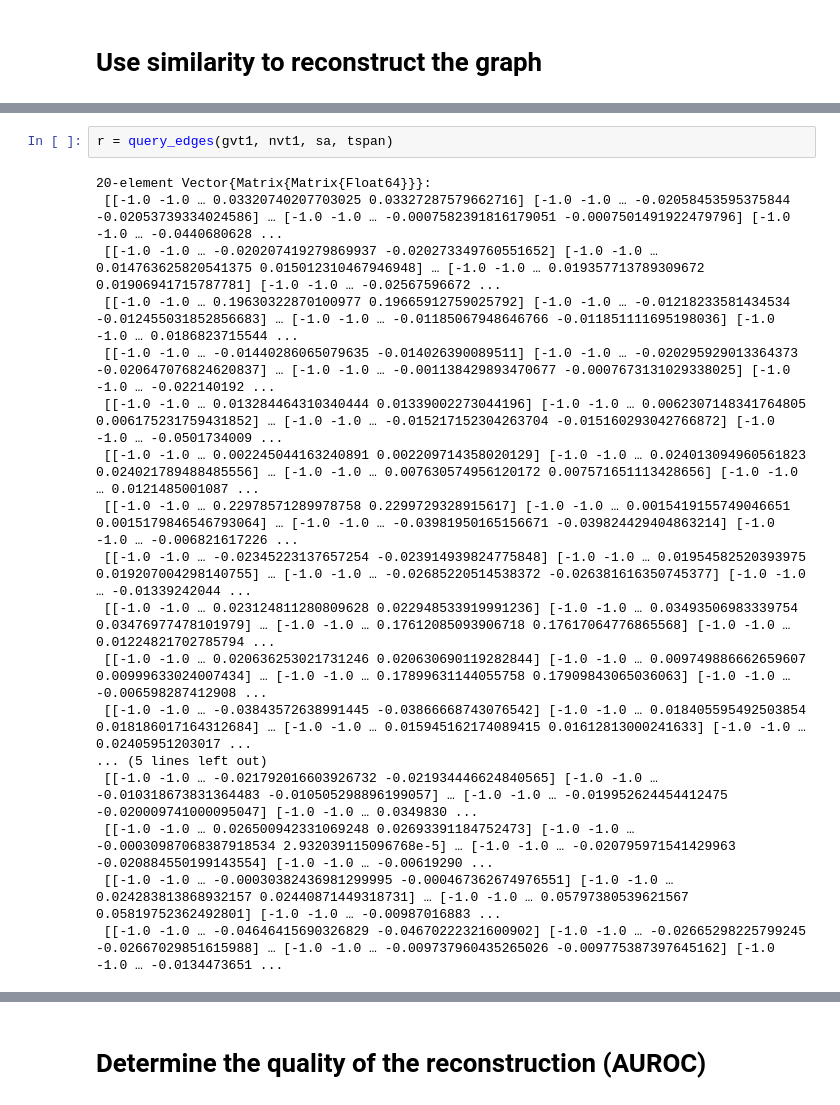
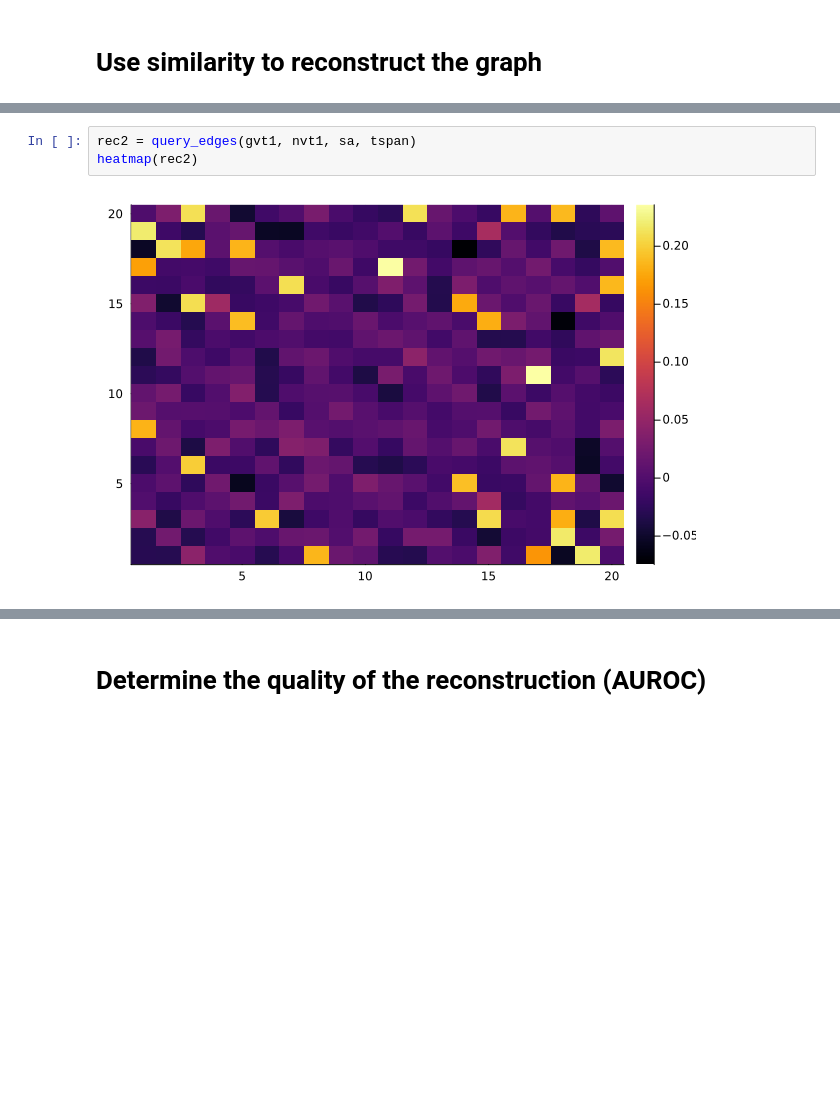
Before and after one commit to wilkieolin/phasor_julia, a Jupyter notebook: graph_demo.ipynb, the cells around one changed output, grey strips where cells are left out. Saved outputs shown, nothing was run; the diff lists cells and outputs as text; blank space fills up the shorter version.

```diff
--- a/graph_demo.ipynb
+++ b/graph_demo.ipynb
@@ -218,20 +203,5 @@ maximum(getfield.(nvt1, :offset))
 # %%
-r = query_edges(gvt1, nvt1, sa, tspan)
+rec2 = query_edges(gvt1, nvt1, sa, tspan)
+heatmap(rec2)
 # %% [output]
-20-element Vector{Matrix{Matrix{Float64}}}:
- [[-1.0 -1.0 … 0.03320740207703025 0.03327287579662716] [-1.0 -1.0 … -0.02058453595375844 -0.02053739334024586] … [-1.0 -1.0 … -0.0007582391816179051 -0.0007501491922479796] [-1.0 -1.0 … -0.0440680628 ...
- [[-1.0 -1.0 … -0.020207419279869937 -0.020273349760551652] [-1.0 -1.0 … 0.014763625820541375 0.015012310467946948] … [-1.0 -1.0 … 0.019357713789309672 0.01906941715787781] [-1.0 -1.0 … -0.02567596672 ...
- [[-1.0 -1.0 … 0.19630322870100977 0.19665912759025792] [-1.0 -1.0 … -0.01218233581434534 -0.012455031852856683] … [-1.0 -1.0 … -0.01185067948646766 -0.011851111695198036] [-1.0 -1.0 … 0.0186823715544 ...
- [[-1.0 -1.0 … -0.01440286065079635 -0.014026390089511] [-1.0 -1.0 … -0.020295929013364373 -0.020647076824620837] … [-1.0 -1.0 … -0.001138429893470677 -0.0007673131029338025] [-1.0 -1.0 … -0.022140192 ...
- [[-1.0 -1.0 … 0.013284464310340444 0.01339002273044196] [-1.0 -1.0 … 0.0062307148341764805 0.006175231759431852] … [-1.0 -1.0 … -0.015217152304263704 -0.015160293042766872] [-1.0 -1.0 … -0.0501734009 ...
- [[-1.0 -1.0 … 0.002245044163240891 0.002209714358020129] [-1.0 -1.0 … 0.024013094960561823 0.024021789488485556] … [-1.0 -1.0 … 0.007630574956120172 0.007571651113428656] [-1.0 -1.0 … 0.0121485001087 ...
- [[-1.0 -1.0 … 0.22978571289978758 0.2299729328915617] [-1.0 -1.0 … 0.0015419155749046651 0.0015179846546793064] … [-1.0 -1.0 … -0.03981950165156671 -0.039824429404863214] [-1.0 -1.0 … -0.006821617226 ...
- [[-1.0 -1.0 … -0.02345223137657254 -0.023914939824775848] [-1.0 -1.0 … 0.01954582520393975 0.019207004298140755] … [-1.0 -1.0 … -0.02685220514538372 -0.026381616350745377] [-1.0 -1.0 … -0.01339242044 ...
- [[-1.0 -1.0 … 0.023124811280809628 0.022948533919991236] [-1.0 -1.0 … 0.03493506983339754 0.03476977478101979] … [-1.0 -1.0 … 0.17612085093906718 0.17617064776865568] [-1.0 -1.0 … 0.01224821702785794 ...
- [[-1.0 -1.0 … 0.020636253021731246 0.020630690119282844] [-1.0 -1.0 … 0.009749886662659607 0.00999633024007434] … [-1.0 -1.0 … 0.17899631144055758 0.17909843065036063] [-1.0 -1.0 … -0.006598287412908 ...
- [[-1.0 -1.0 … -0.03843572638991445 -0.03866668743076542] [-1.0 -1.0 … 0.018405595492503854 0.018186017164312684] … [-1.0 -1.0 … 0.015945162174089415 0.01612813000241633] [-1.0 -1.0 … 0.02405951203017 ...
-... (5 lines left out)
- [[-1.0 -1.0 … -0.021792016603926732 -0.021934446624840565] [-1.0 -1.0 … -0.010318673831364483 -0.010505298896199057] … [-1.0 -1.0 … -0.019952624454412475 -0.020009741000095047] [-1.0 -1.0 … 0.0349830 ...
- [[-1.0 -1.0 … 0.026500942331069248 0.02693391184752473] [-1.0 -1.0 … -0.00030987068387918534 2.932039115096768e-5] … [-1.0 -1.0 … -0.020795971541429963 -0.020884550199143554] [-1.0 -1.0 … -0.00619290 ...
- [[-1.0 -1.0 … -0.00030382436981299995 -0.000467362674976551] [-1.0 -1.0 … 0.024283813868932157 0.02440871449318731] … [-1.0 -1.0 … 0.05797380539621567 0.05819752362492801] [-1.0 -1.0 … -0.00987016883 ...
- [[-1.0 -1.0 … -0.04646415690326829 -0.04670222321600902] [-1.0 -1.0 … -0.02665298225799245 -0.02667029851615988] … [-1.0 -1.0 … -0.009737960435265026 -0.009775387397645162] [-1.0 -1.0 … -0.0134473651 ...
+[figure, added]
```
Also changed, not shown: parts of 37 cells of this notebook, 1 other file.
